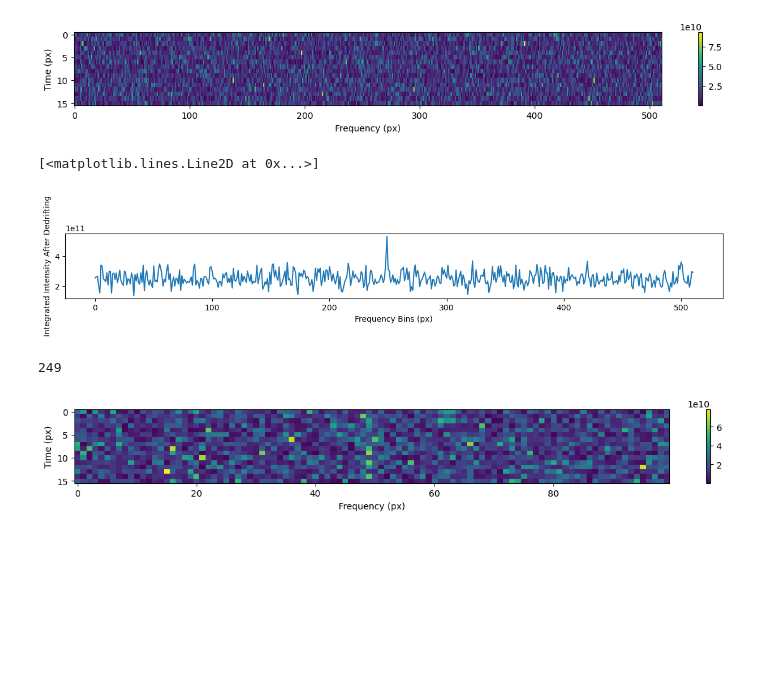
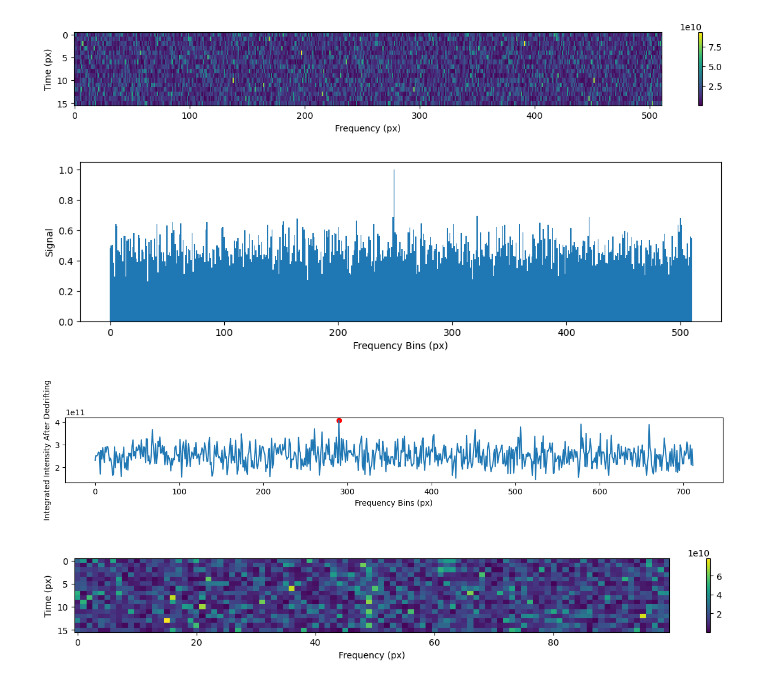
Before and after one commit to talonmyburgh/BL-COSMIC-HighFreq-Search, a Jupyter notebook: stamps/dedrift_signals.ipynb, the cells around one changed output. Drawn from its saved outputs; the diff is of its cells as text; code cells hidden in the pictures; blank space fills up the shorter version.

Commit message:
After Program

```diff
--- a/stamps/dedrift_signals.ipynb
+++ b/stamps/dedrift_signals.ipynb
@@ -50,17 +56,25 @@ plt.show()
 [figure]
 # %%
 integrated = stg.integrate(dedrifted, mode='sum')
-fig = plt.figure(figsize=(15, 1.5))
+fig = plt.figure(figsize=(12, 3))
 plt.xlabel("Frequency Bins (px)")
-plt.ylabel("Integrated Intensity After Dedrifting")
-plt.plot(integrated)
+plt.ylabel("Signal")
+plt.bar(range(len(integrated)), integrated / max(integrated), width=1)
+plt.show()
 # %% [output]
-[<matplotlib.lines.Line2D at 0x...>]
-[figure, old version]
+[figure, new version]
-# %%
-np.argmax(integrated)
-# %% [output]
-249
+# %%
+# drift_rate = stamp.stamp.signal.driftRate
+drift_rate = 4
+test_integrated = stg.integrate(stg.dedrift(frame, drift_rate), mode='sum')
+fig = plt.figure(figsize=(15, 1.5))
+plt.xlabel("Frequency Bins (px)")
+plt.ylabel("Integrated Intensity After Dedrifting")
+plt.plot(test_integrated)
+plt.scatter(np.argmax(test_integrated), max(test_integrated), marker='o', color='red')
+plt.show()
+# %% [output]
+[figure, added]
 # %%
 fig = plt.figure(figsize=(15, 1.5))
 stg.get_slice(dedrifted, 200, 300).plot()
```
Also changed, not shown: parts of 3 cells of this notebook, 5 other files.
